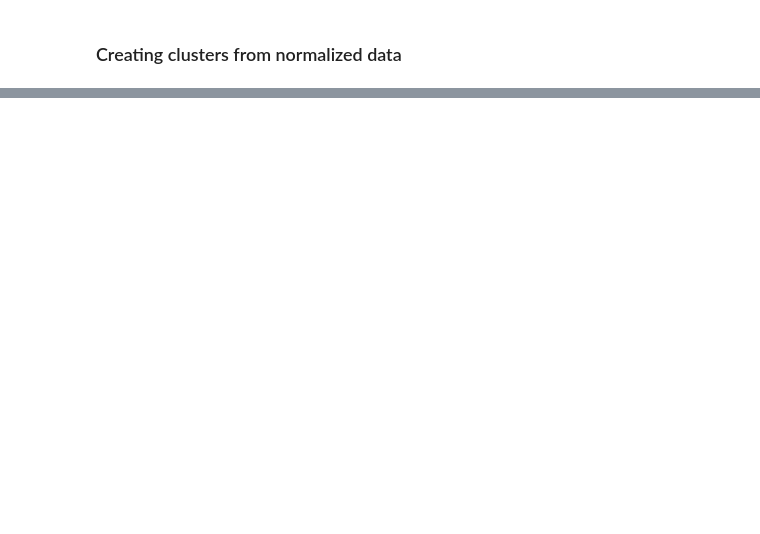
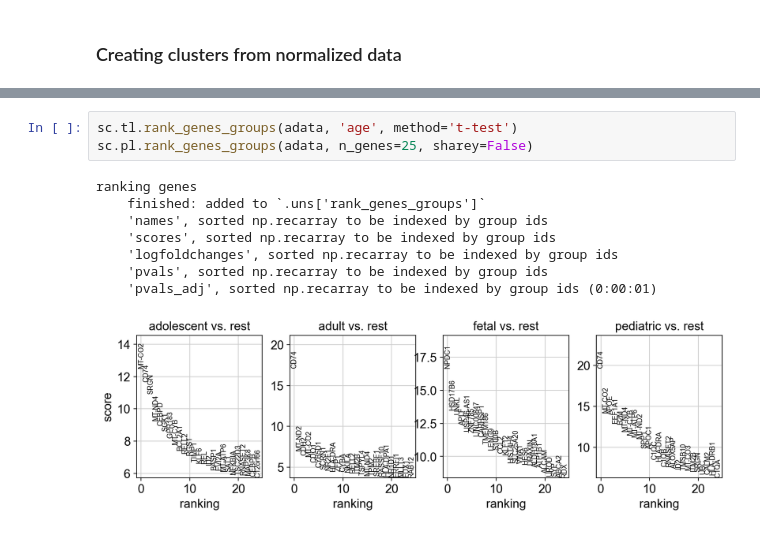
Before and after one commit to SBurwash/CRCHUM, a Jupyter notebook: Moein_project/main.ipynb, the cells around one changed output, grey strips where cells are left out. Drawn from its saved outputs; the diff is of its cells as text; blank space fills up the shorter version.

```diff
--- a/Moein_project/main.ipynb
+++ b/Moein_project/main.ipynb
@@ -274,0 +378,12 @@ sc.pl.draw_graph(adata, color='seurat_clusters', legend_loc='on data')
+# %%
+sc.tl.rank_genes_groups(adata, 'age', method='t-test')
+sc.pl.rank_genes_groups(adata, n_genes=25, sharey=False)
+# %% [output]
+ranking genes
+    finished: added to `.uns['rank_genes_groups']`
+    'names', sorted np.recarray to be indexed by group ids
+    'scores', sorted np.recarray to be indexed by group ids
+    'logfoldchanges', sorted np.recarray to be indexed by group ids
+    'pvals', sorted np.recarray to be indexed by group ids
+    'pvals_adj', sorted np.recarray to be indexed by group ids (0:00:01)
+[figure, added]
```
Also changed, not shown: parts of 25 cells of this notebook.
